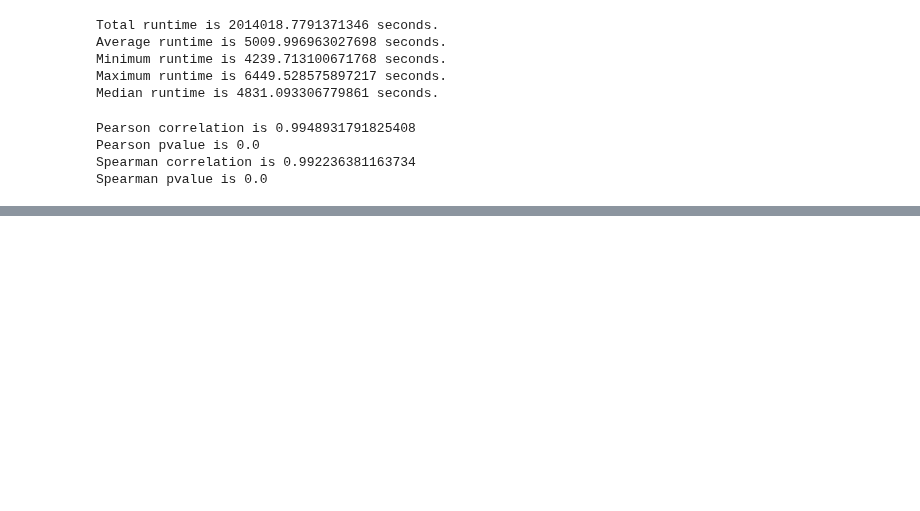
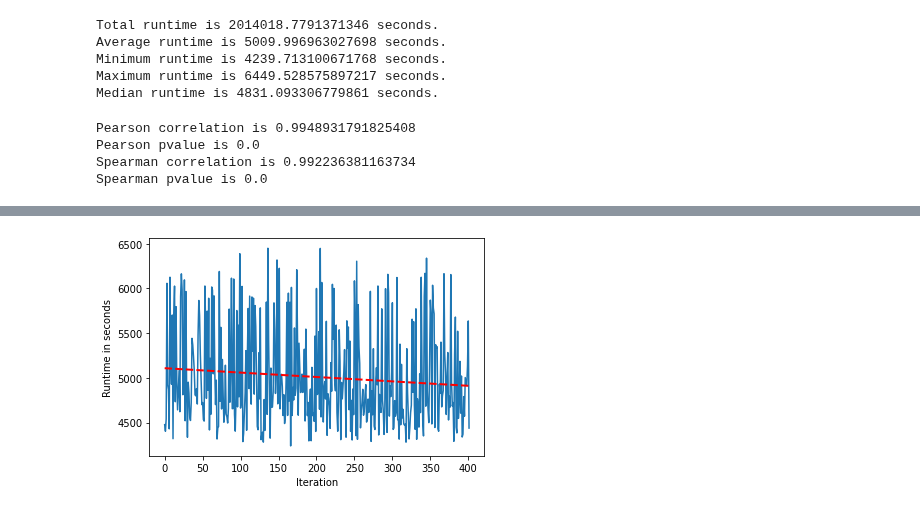
Before and after one commit to florenceboettger/visual-counterfactuals, a Jupyter notebook: evaluate_performance_initial.ipynb, the cells around one changed output, grey strips where cells are left out. Drawn from its saved outputs; the diff is of its cells as text; code cells hidden in the pictures; blank space fills up the shorter version.

```diff
--- a/evaluate_performance_initial.ipynb
+++ b/evaluate_performance_initial.ipynb
@@ -35,0 +36,4 @@ Average time per edit is 0.25591402120497714 seconds.
+# %%
+plot_runtime(results, "runtime")
+# %% [output]
+[figure, added]
```
Also changed, not shown: parts of 3 cells of this notebook, 10 other files.
